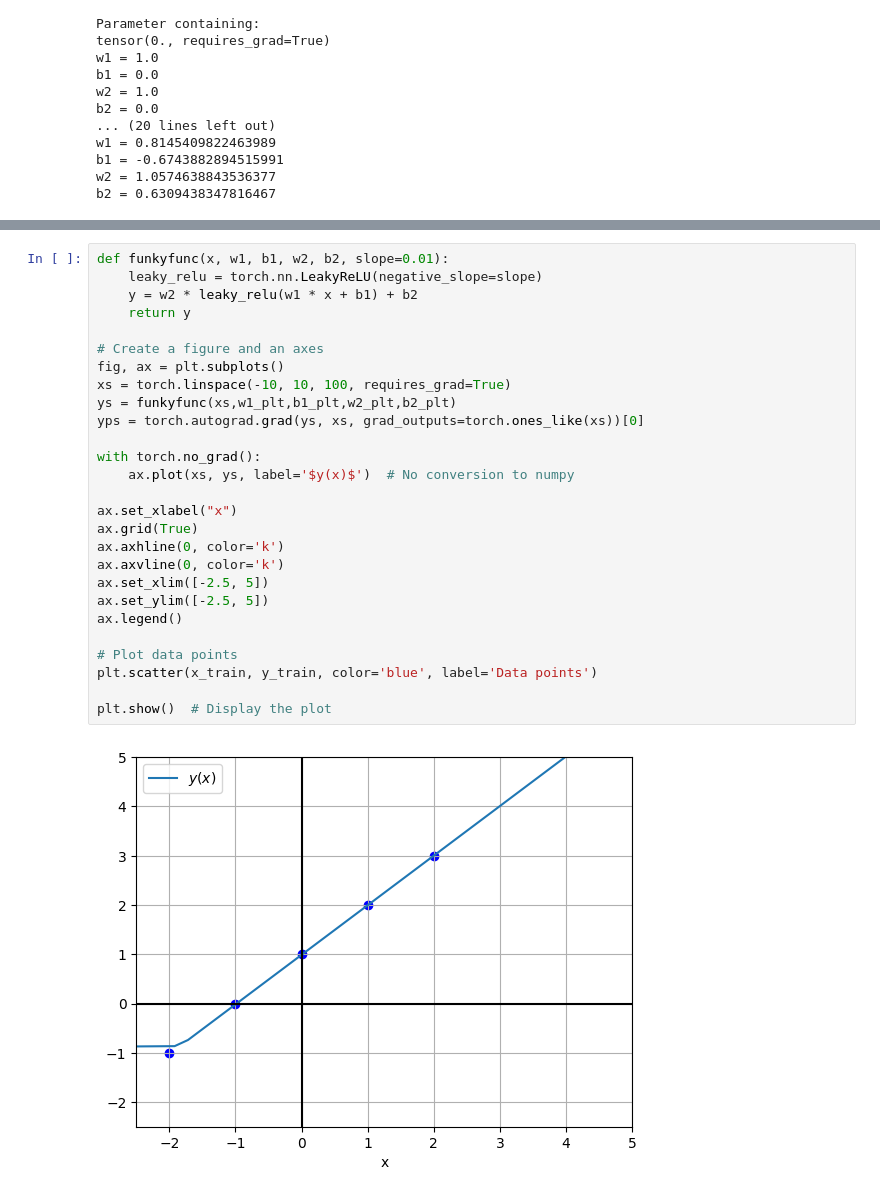
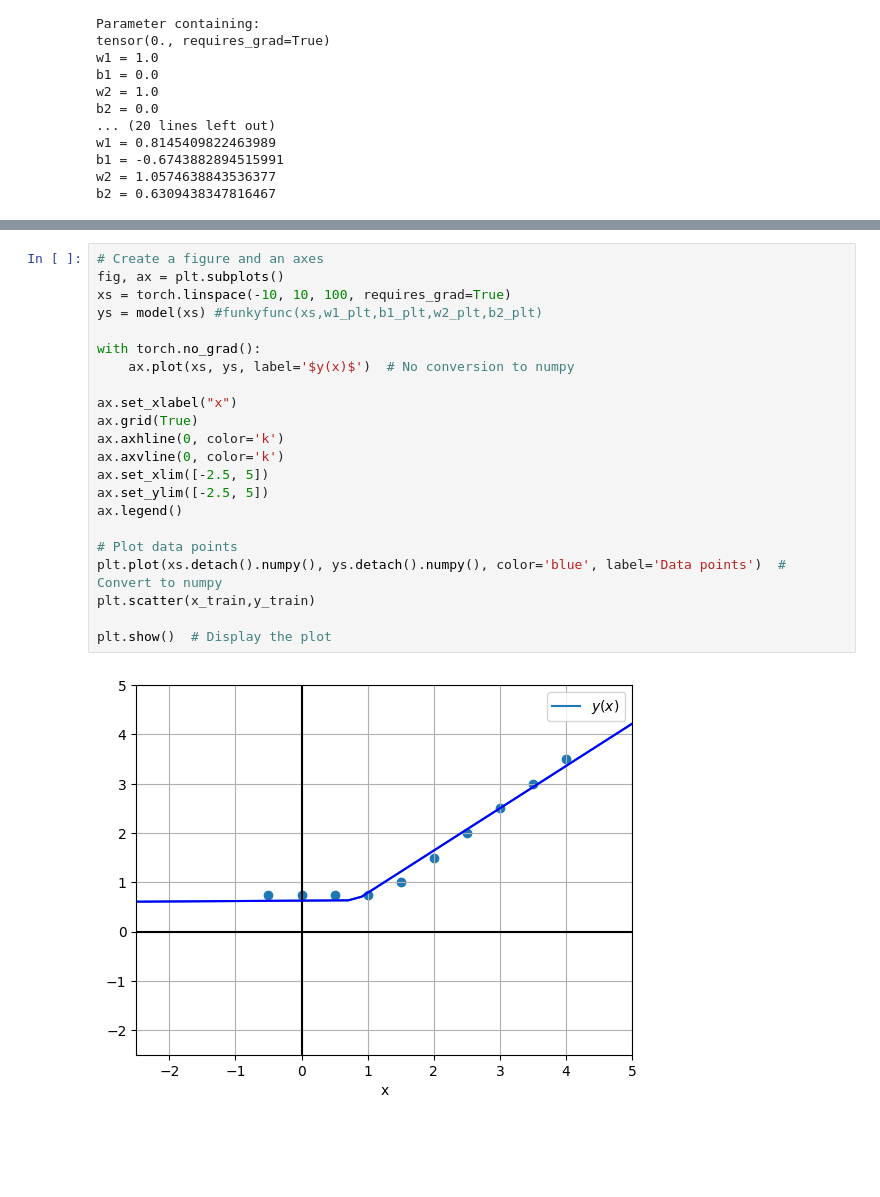
Before and after one commit to Justusperthes/Comphy, a Jupyter notebook: w9/neural_nets.ipynb, the cells around one changed output, grey strips where cells are left out. Saved outputs shown, nothing was run; the diff lists cells and outputs as text; blank space fills up the shorter version.

```diff
--- a/w9/neural_nets.ipynb
+++ b/w9/neural_nets.ipynb
@@ -776,29 +772,24 @@ b2 = -0.864030122756958
 # %%
-def funkyfunc(x, w1, b1, w2, b2, slope=0.01):
-    leaky_relu = torch.nn.LeakyReLU(negative_slope=slope)
-    y = w2 * leaky_relu(w1 * x + b1) + b2
-    return y
-
 # Create a figure and an axes
 fig, ax = plt.subplots()
 xs = torch.linspace(-10, 10, 100, requires_grad=True)
-ys = funkyfunc(xs,w1_plt,b1_plt,w2_plt,b2_plt)
-yps = torch.autograd.grad(ys, xs, grad_outputs=torch.ones_like(xs))[0]
+ys = model(xs) #funkyfunc(xs,w1_plt,b1_plt,w2_plt,b2_plt)
 
 with torch.no_grad():
     ax.plot(xs, ys, label='$y(x)$')  # No conversion to numpy
 
 ax.set_xlabel("x")
 ax.grid(True)
 ax.axhline(0, color='k')
 ax.axvline(0, color='k')
 ax.set_xlim([-2.5, 5])
 ax.set_ylim([-2.5, 5])
 ax.legend()
 
 # Plot data points
-plt.scatter(x_train, y_train, color='blue', label='Data points')
+plt.plot(xs.detach().numpy(), ys.detach().numpy(), color='blue', label='Data points')  # Convert to numpy
+plt.scatter(x_train,y_train)
 
 plt.show()  # Display the plot
 # %% [output]
-[figure, old version]
+[figure, new version]
```
Also changed, not shown: parts of 9 cells of this notebook.
